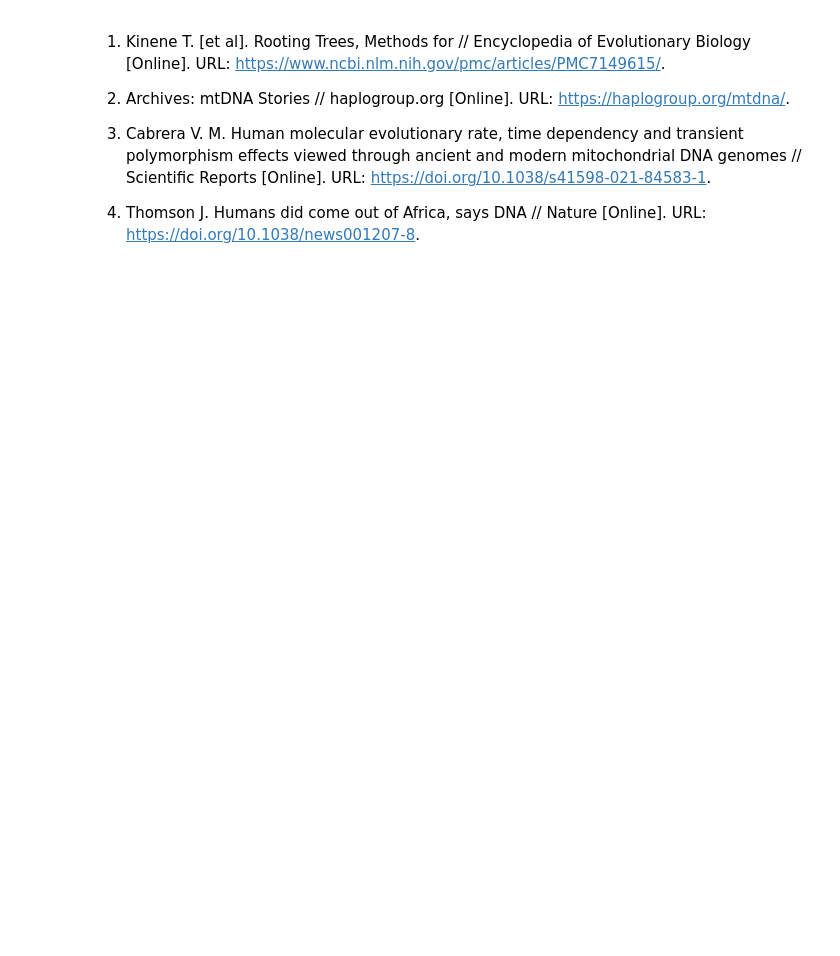
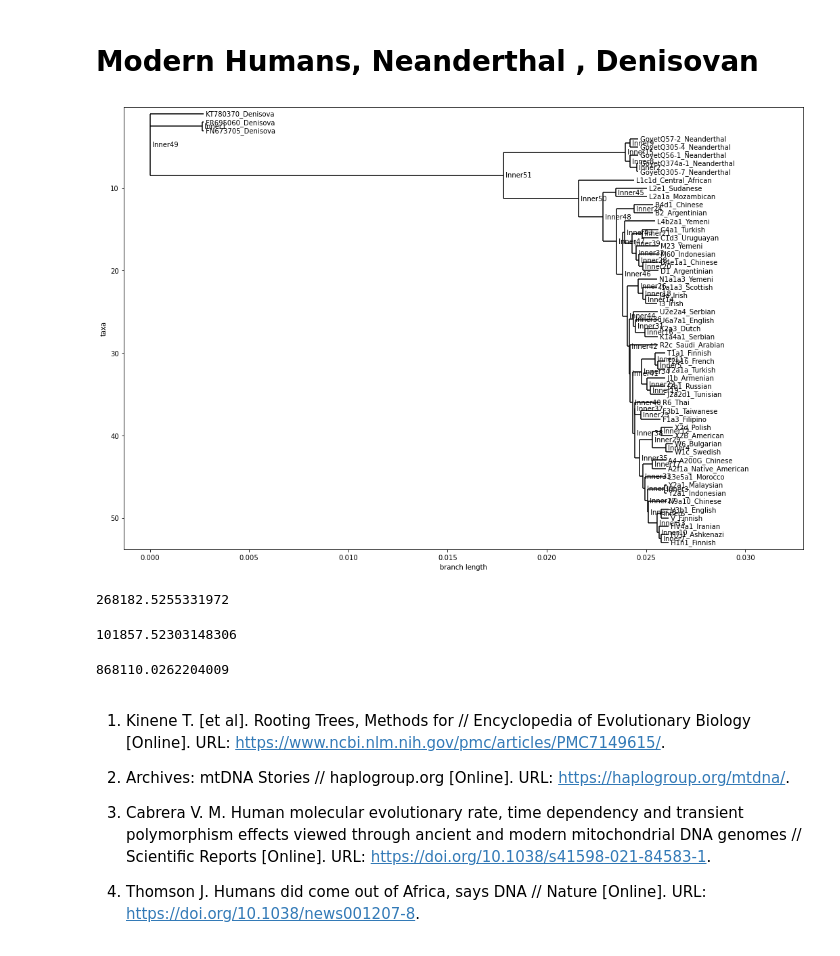
Before and after one commit to VeaLi/Phylogenetics-HW-2021, a Jupyter notebook: HW1 phylogenetics trees.ipynb, the cells around one changed output. Drawn from its saved outputs; the diff is of its cells as text; code cells hidden in the pictures; blank space fills up the shorter version.

```diff
--- a/HW1 phylogenetics trees.ipynb
+++ b/HW1 phylogenetics trees.ipynb
@@ -270,3 +327,45 @@ np.mean([dd for dd in d if dd > 0])
+# %% [markdown]
+# Modern Humans, Neanderthal , Denisovan
+# %%
+# combine
+read_mulitple_write_to_one(dirs=['Human/', 'Neanderthal/', 'Denisova/'], output_file='unalaigned2.fasta');
+
+# align
+run_mafft_docker_container(input_file='unalaigned2.fasta', output_file='alaigned2.fasta')
+
+# build tree
+run_fasttree_docker_container(input_file='alaigned2.fasta',
+                              settings_string = f'-boot {NT} -gtr -nt', # -rawdist
+                              output_file='tree2.tre')
+# define outgroup
+outgroup2 = ['FN673705_Denisova', 'FR695060_Denisova', 'KT780370_Denisova']
+
+# save tree to png
+draw_tree_to_png('tree2.tre', outgroup2, 'tree2.png')
+
+# build identity tree
+tree2 = build_identity_tree('alaigned2.fasta', outgroup2, method='upgma')
+terminals2 = [t.name for t in tree2.get_terminals()]
+
+# draw tree
+Phylo.draw(tree2)
+# %% [output]
+[figure, added]
+# %%
+# how old is Mitochondrial Eve ?
+get_average_age_from_to_all_terminals(tree2, terminals2[8:], 'Inner50')
+# %% [output]
+268182.5255331972
+# %%
+# How old is the most recent ancestor of all non-Africans?
+get_average_age_from_to_all_terminals(tree2, terminals2[8:], 'Inner47')
+# %% [output]
+101857.52303148306
+# %%
+# What is the age of the most recent Neanderthal-modern human ancestor?
+get_average_age_from_to_all_terminals(tree2, terminals2[8:], 'Inner51')
+# %% [output]
+868110.0262204009
 # %% [markdown]
 1. Kinene T. [et al]. Rooting Trees, Methods for // Encyclopedia of Evolutionary Biology [Online]. URL: https://www.ncbi.nlm.nih.gov/pmc/articles/PMC7149615/.
 
```
Also changed, not shown: parts of 37 cells of this notebook, 3 other files.
